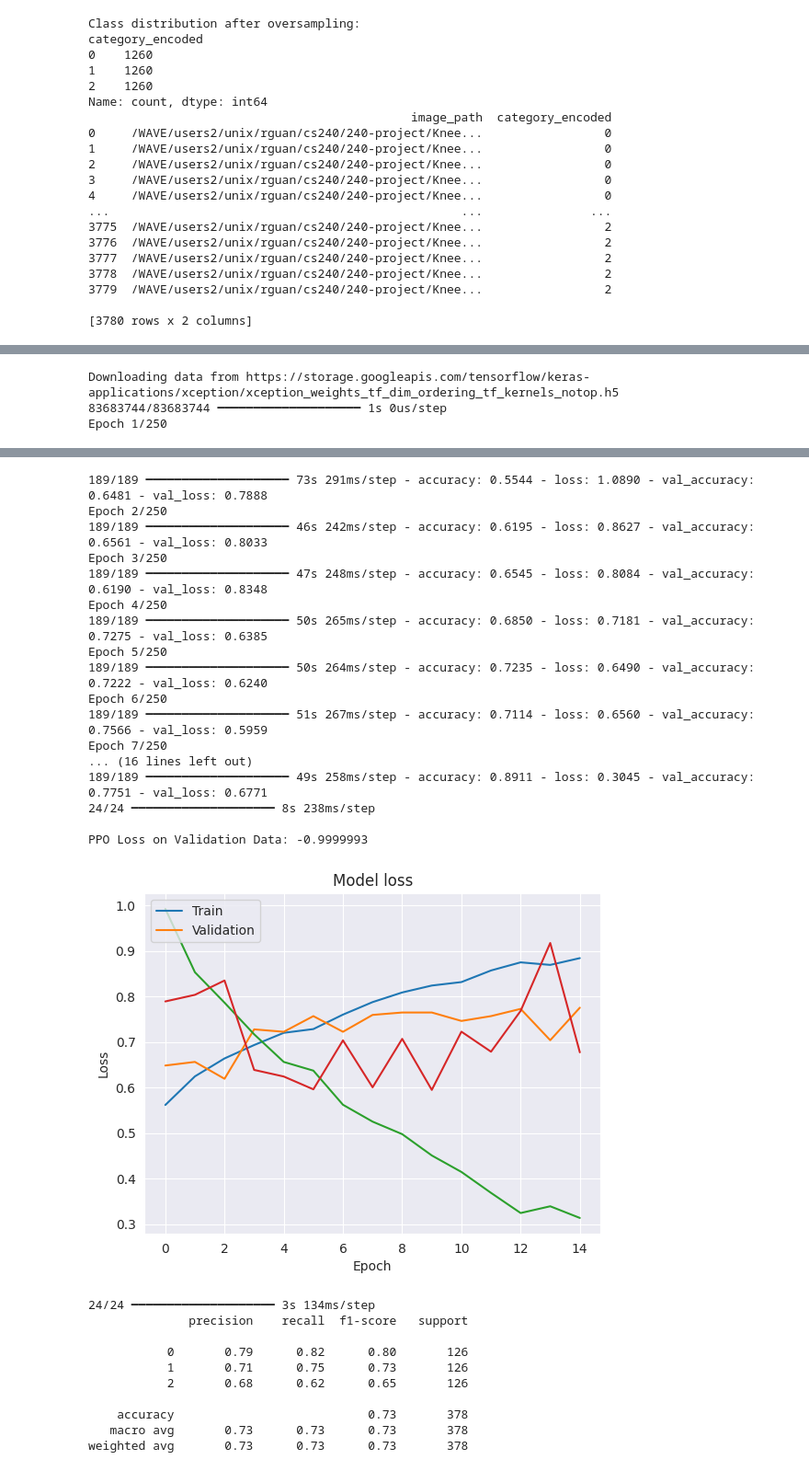
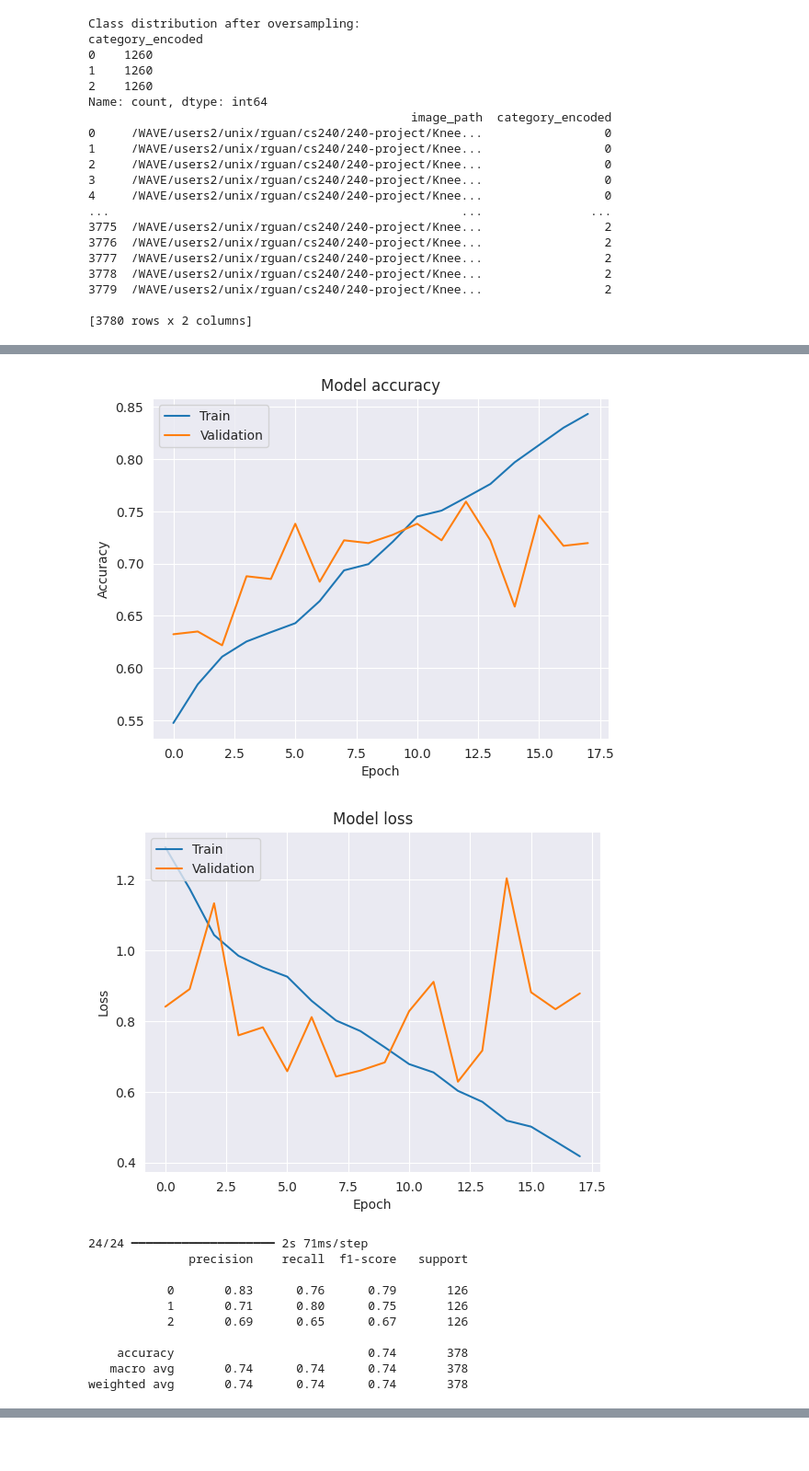
Before and after one commit to RuiwenG/240-project, a Jupyter notebook: test.ipynb, the cells around one changed output, grey strips where cells are left out. Shown: that part at 92% size. Cells and saved outputs as stored; diff of their text form; code cells hidden in the pictures; blank space fills up the shorter version.

```diff
--- a/test.ipynb
+++ b/test.ipynb
@@ -289,11 +289,15 @@ from keras.callbacks import EarlyStopping, ModelCheckpoint
 early_stopping = EarlyStopping(
     monitor="val_loss", patience=5, restore_best_weights=True
 )
-from keras.applications import Xception
+# from keras.applications import Xception
+from keras.applications.inception_v3 import InceptionV3
 from keras.models import Model
 from keras.layers import (
+    Add,
     Input,
+    Concatenate,
     GlobalAveragePooling2D,
+    GlobalMaxPooling2D,
     Dense,
     Dropout,
     BatchNormalization,
@@ -302,11 +306,13 @@ from keras.layers import (
     Reshape,
 )
 from keras.optimizers import Adam
+#new
+from keras.regularizers import l2
 
-
+# modification: used xception before, now using InceptionV3
 def create_xception_model(input_shape, num_classes=8, learning_rate=1e-4):
     inputs = Input(shape=input_shape, name="Input_Layer")
-    base_model = Xception(weights="imagenet", input_tensor=inputs, include_top=False)
+    base_model = InceptionV3(weights="imagenet", input_tensor=inputs, include_top=False)
     base_model.trainable = False
     x = base_model.output
     height, width, channels = x.shape[1], x.shape[2], x.shape[3]
@@ -317,11 +323,27 @@ def create_xception_model(input_shape, num_classes=8, learning_rate=1e-4):
     x = Reshape((height, width, channels), name="Reshape_to_Spatial")(x)
     x = GaussianNoise(0.25, name="Gaussian_Noise")(x)
     x = GlobalAveragePooling2D(name="Global_Avg_Pooling")(x)
+    # avg_pool = GlobalAveragePooling2D(name="Global_Avg_Pooling")(x)
+    # max_pool = GlobalMaxPooling2D(name="Global_Max_Pooling")(x)
+    # x = Concatenate(name="Concat_Pooling")([avg_pool, max_pool])
+
+    # change dense from 512 to 1024
     x = Dense(512, activation="relu", name="FC_512")(x)
     x = BatchNormalization(name="Batch_Normalization")(x)
-    x = Dropout(0.25, name="Dropout")(x)
+    # increased the dropout size to 0.3
+    x = Dropout(0.4, name="Dropout")(x)
+
+    x = Dense(512, activation="relu", name="FC_512_2")(x)
+    x = BatchNormalization(name="Batch_Normalization_2")(x)
+    x = Dropout(0.3, name="Dropout_512")(x)
+
+    shortcut = Dense(512, activation="relu")(x)
+    x = Add()([x, shortcut])
+
     outputs = Dense(num_classes, activation="softmax", name="Output_Layer")(x)
-    model = Model(inputs=inputs, outputs=outputs, name="Xception_with_Attention")
+
+
+    model = Model(inputs=inputs, outputs=outputs, name="Iception_with_Attention")
     model.compile(
         optimizer=Adam(learning_rate=learning_rate),
         loss="sparse_categorical_crossentropy",
@@ -331,7 +353,7 @@ def create_xception_model(input_shape, num_classes=8, learning_rate=1e-4):
 
 
 input_shape = (224, 224, 3)
-cnn_model = create_xception_model(input_shape, num_classes=3, learning_rate=1e-4)
+cnn_model = create_xception_model(input_shape, num_classes=3, learning_rate=1e-5)
 
 
 # %%
@@ -369,7 +391,7 @@ plt.title("Model accuracy")
 plt.ylabel("Accuracy")
 plt.xlabel("Epoch")
 plt.legend(["Train", "Validation"], loc="upper left")
-# plt.show()
+plt.show()
 
 plt.plot(history.history["loss"])
 plt.plot(history.history["val_loss"])
@@ -418,3 +450,12 @@ I0000 00:00:1740601568.902982 2778873 cuda_executor.cc:1015] successful NUMA nod
+[figure, new version]
+[figure, new version]
-Downloading data from https://storage.googleapis.com/tensorflow/keras-applications/xception/xception_weights_tf_dim_ordering_tf_kernels_notop.h5
-83683744/83683744 ━━━━━━━━━━━━━━━━━━━━ 1s 0us/step
-Epoch 1/250
+24/24 ━━━━━━━━━━━━━━━━━━━━ 2s 71ms/step
+              precision    recall  f1-score   support
+
+           0       0.83      0.76      0.79       126
+           1       0.71      0.80      0.75       126
+           2       0.69      0.65      0.67       126
+
+    accuracy                           0.74       378
+   macro avg       0.74      0.74      0.74       378
+weighted avg       0.74      0.74      0.74       378
@@ -426,28 +461,0 @@ I0000 00:00:1740601591.116307 2779441 device_compiler.h:188] Compiled cluster us
-189/189 ━━━━━━━━━━━━━━━━━━━━ 73s 291ms/step - accuracy: 0.5544 - loss: 1.0890 - val_accuracy: 0.6481 - val_loss: 0.7888
-Epoch 2/250
-189/189 ━━━━━━━━━━━━━━━━━━━━ 46s 242ms/step - accuracy: 0.6195 - loss: 0.8627 - val_accuracy: 0.6561 - val_loss: 0.8033
-Epoch 3/250
-189/189 ━━━━━━━━━━━━━━━━━━━━ 47s 248ms/step - accuracy: 0.6545 - loss: 0.8084 - val_accuracy: 0.6190 - val_loss: 0.8348
-Epoch 4/250
-189/189 ━━━━━━━━━━━━━━━━━━━━ 50s 265ms/step - accuracy: 0.6850 - loss: 0.7181 - val_accuracy: 0.7275 - val_loss: 0.6385
-Epoch 5/250
-189/189 ━━━━━━━━━━━━━━━━━━━━ 50s 264ms/step - accuracy: 0.7235 - loss: 0.6490 - val_accuracy: 0.7222 - val_loss: 0.6240
-Epoch 6/250
-189/189 ━━━━━━━━━━━━━━━━━━━━ 51s 267ms/step - accuracy: 0.7114 - loss: 0.6560 - val_accuracy: 0.7566 - val_loss: 0.5959
-Epoch 7/250
-... (16 lines left out)
-189/189 ━━━━━━━━━━━━━━━━━━━━ 49s 258ms/step - accuracy: 0.8911 - loss: 0.3045 - val_accuracy: 0.7751 - val_loss: 0.6771
-24/24 ━━━━━━━━━━━━━━━━━━━━ 8s 238ms/step
-
-PPO Loss on Validation Data: -0.9999993
-[figure, old version]
-24/24 ━━━━━━━━━━━━━━━━━━━━ 3s 134ms/step
-              precision    recall  f1-score   support
-
-           0       0.79      0.82      0.80       126
-           1       0.71      0.75      0.73       126
-           2       0.68      0.62      0.65       126
-
-    accuracy                           0.73       378
-   macro avg       0.73      0.73      0.73       378
-weighted avg       0.73      0.73      0.73       378
```
Also changed, not shown: parts of 2 cells of this notebook.
